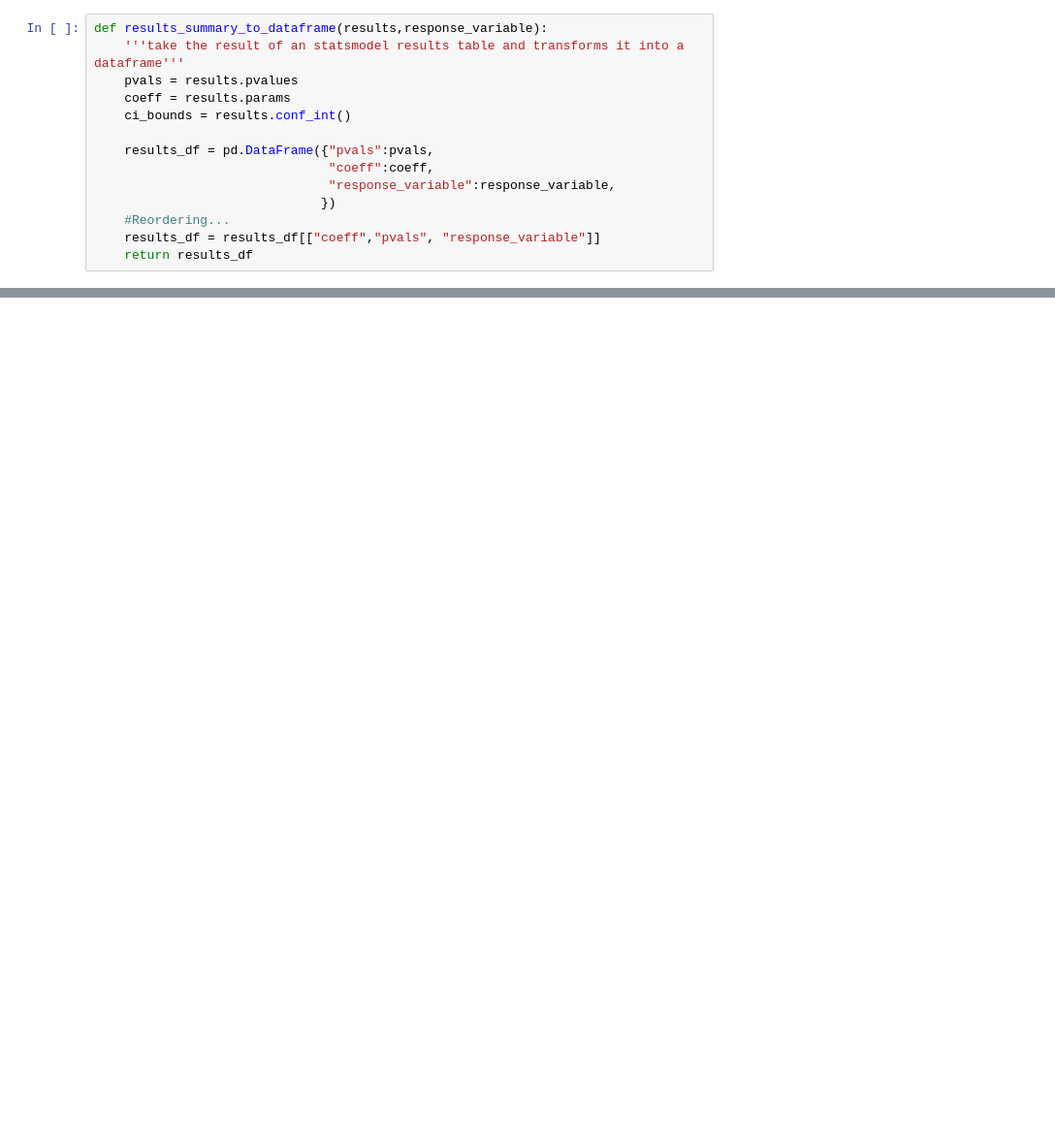
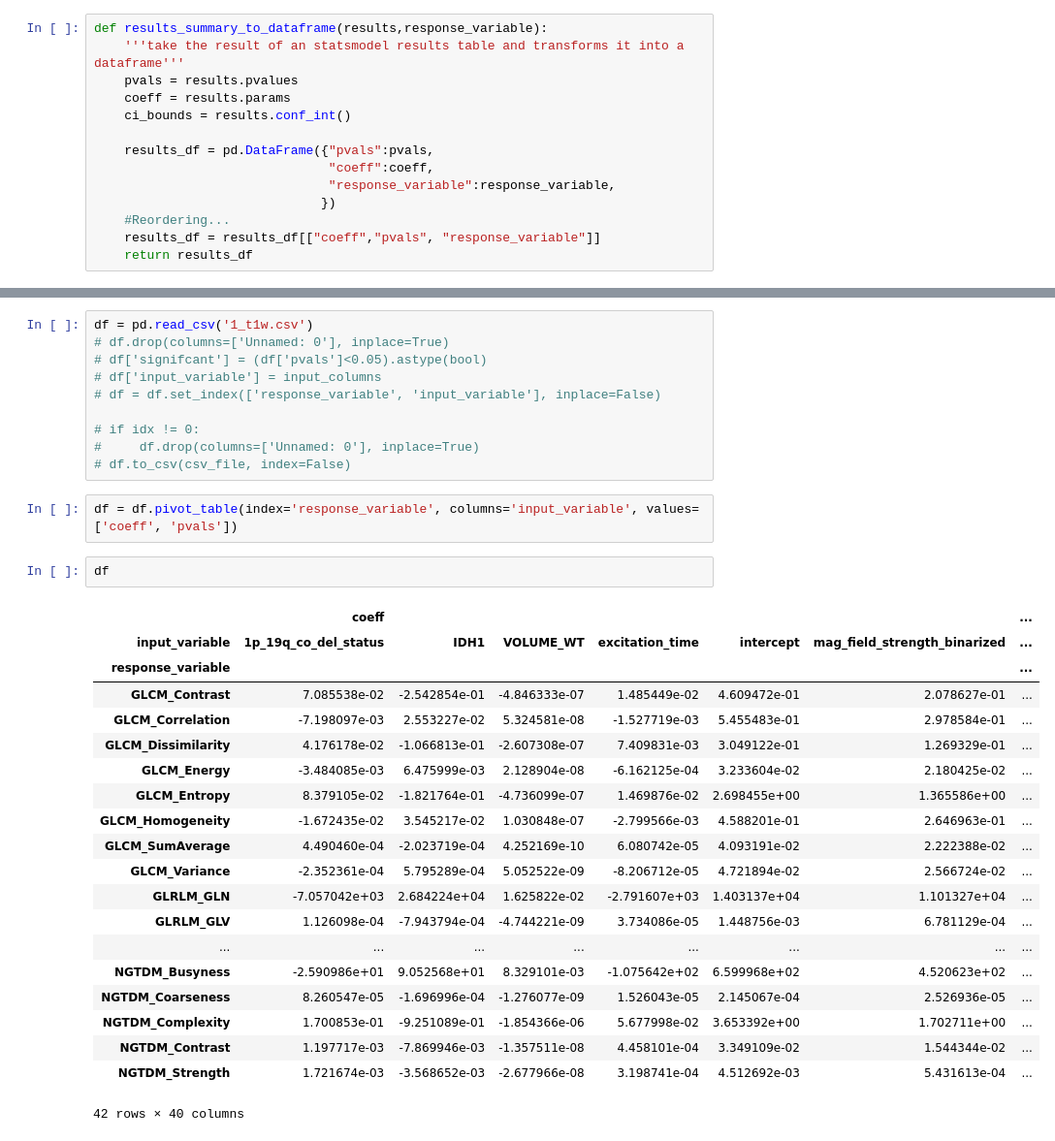
Before and after one commit to raghuramdr/radiomics_analysis, a Jupyter notebook: linear_regression.ipynb, the cells around one changed output, grey strips where cells are left out. Shown at 97% size. Cells and saved outputs as stored; diff of their text form; blank space fills up the shorter version.

```diff
--- a/linear_regression.ipynb
+++ b/linear_regression.ipynb
@@ -113,0 +108,35 @@ for csv_file in csv_files_list:
+# %%
+df = pd.read_csv('1_t1w.csv')
+# df.drop(columns=['Unnamed: 0'], inplace=True)
+# df['signifcant'] = (df['pvals']<0.05).astype(bool)
+# df['input_variable'] = input_columns
+# df = df.set_index(['response_variable', 'input_variable'], inplace=False)
+
+# if idx != 0:
+#     df.drop(columns=['Unnamed: 0'], inplace=True)
+# df.to_csv(csv_file, index=False)
+# %%
+df = df.pivot_table(index='response_variable', columns='input_variable', values=['coeff', 'pvals'])
+# %%
+df
+# %% [output]
+|  | coeff |  |  |  |  |  | ... |
+| input_variable | 1p_19q_co_del_status | IDH1 | VOLUME_WT | excitation_time | intercept | mag_field_strength_binarized | ... |
+| response_variable |  |  |  |  |  |  | ... |
+| GLCM_Contrast | 7.085538e-02 | -2.542854e-01 | -4.846333e-07 | 1.485449e-02 | 4.609472e-01 | 2.078627e-01 | ... |
+| GLCM_Correlation | -7.198097e-03 | 2.553227e-02 | 5.324581e-08 | -1.527719e-03 | 5.455483e-01 | 2.978584e-01 | ... |
+| GLCM_Dissimilarity | 4.176178e-02 | -1.066813e-01 | -2.607308e-07 | 7.409831e-03 | 3.049122e-01 | 1.269329e-01 | ... |
+| GLCM_Energy | -3.484085e-03 | 6.475999e-03 | 2.128904e-08 | -6.162125e-04 | 3.233604e-02 | 2.180425e-02 | ... |
+| GLCM_Entropy | 8.379105e-02 | -1.821764e-01 | -4.736099e-07 | 1.469876e-02 | 2.698455e+00 | 1.365586e+00 | ... |
+| GLCM_Homogeneity | -1.672435e-02 | 3.545217e-02 | 1.030848e-07 | -2.799566e-03 | 4.588201e-01 | 2.646963e-01 | ... |
+| GLCM_SumAverage | 4.490460e-04 | -2.023719e-04 | 4.252169e-10 | 6.080742e-05 | 4.093191e-02 | 2.222388e-02 | ... |
+| GLCM_Variance | -2.352361e-04 | 5.795289e-04 | 5.052522e-09 | -8.206712e-05 | 4.721894e-02 | 2.566724e-02 | ... |
+| GLRLM_GLN | -7.057042e+03 | 2.684224e+04 | 1.625822e-02 | -2.791607e+03 | 1.403137e+04 | 1.101327e+04 | ... |
+| GLRLM_GLV | 1.126098e-04 | -7.943794e-04 | -4.744221e-09 | 3.734086e-05 | 1.448756e-03 | 6.781129e-04 | ... |
+| ... | ... | ... | ... | ... | ... | ... | ... |
+| NGTDM_Busyness | -2.590986e+01 | 9.052568e+01 | 8.329101e-03 | -1.075642e+02 | 6.599968e+02 | 4.520623e+02 | ... |
+| NGTDM_Coarseness | 8.260547e-05 | -1.696996e-04 | -1.276077e-09 | 1.526043e-05 | 2.145067e-04 | 2.526936e-05 | ... |
+| NGTDM_Complexity | 1.700853e-01 | -9.251089e-01 | -1.854366e-06 | 5.677998e-02 | 3.653392e+00 | 1.702711e+00 | ... |
+| NGTDM_Contrast | 1.197717e-03 | -7.869946e-03 | -1.357511e-08 | 4.458101e-04 | 3.349109e-02 | 1.544344e-02 | ... |
+| NGTDM_Strength | 1.721674e-03 | -3.568652e-03 | -2.677966e-08 | 3.198741e-04 | 4.512692e-03 | 5.431613e-04 | ... |
+42 rows × 40 columns
```
Also changed, not shown: parts of 8 cells of this notebook.
